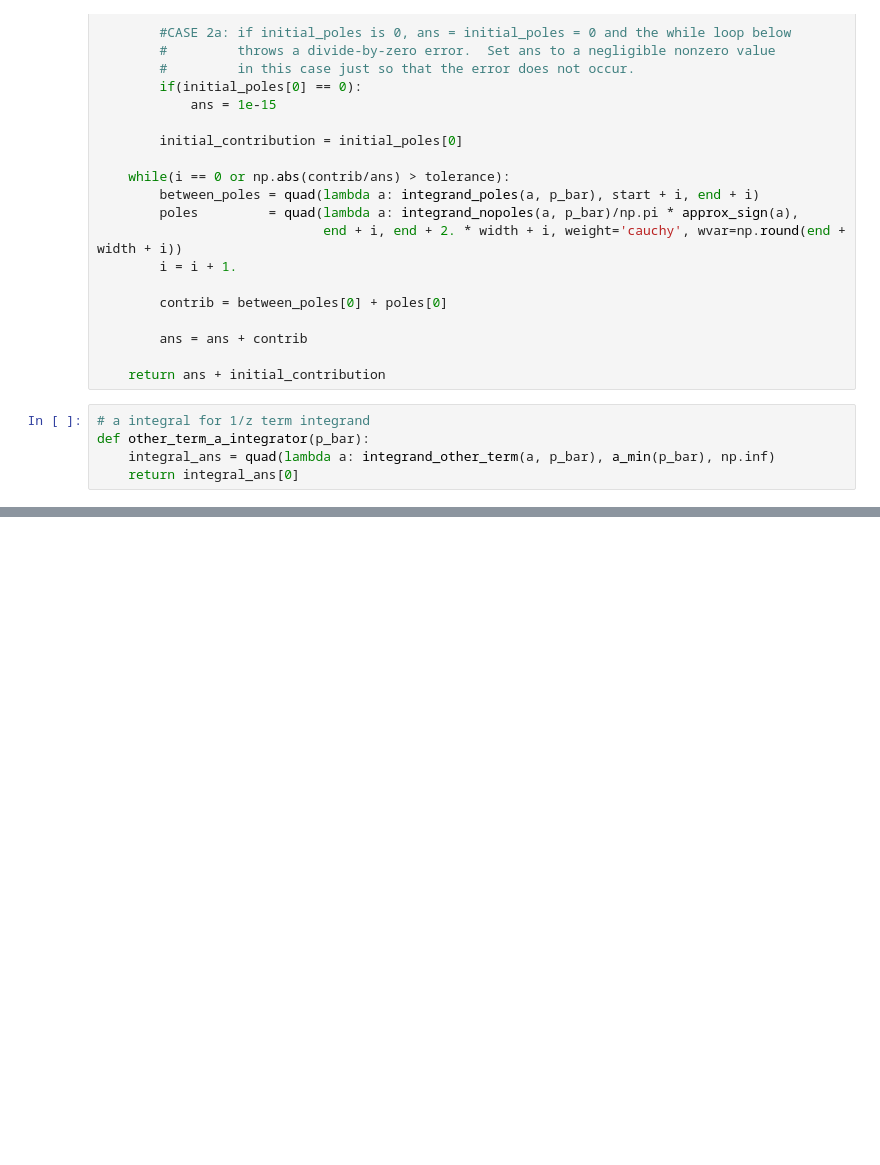
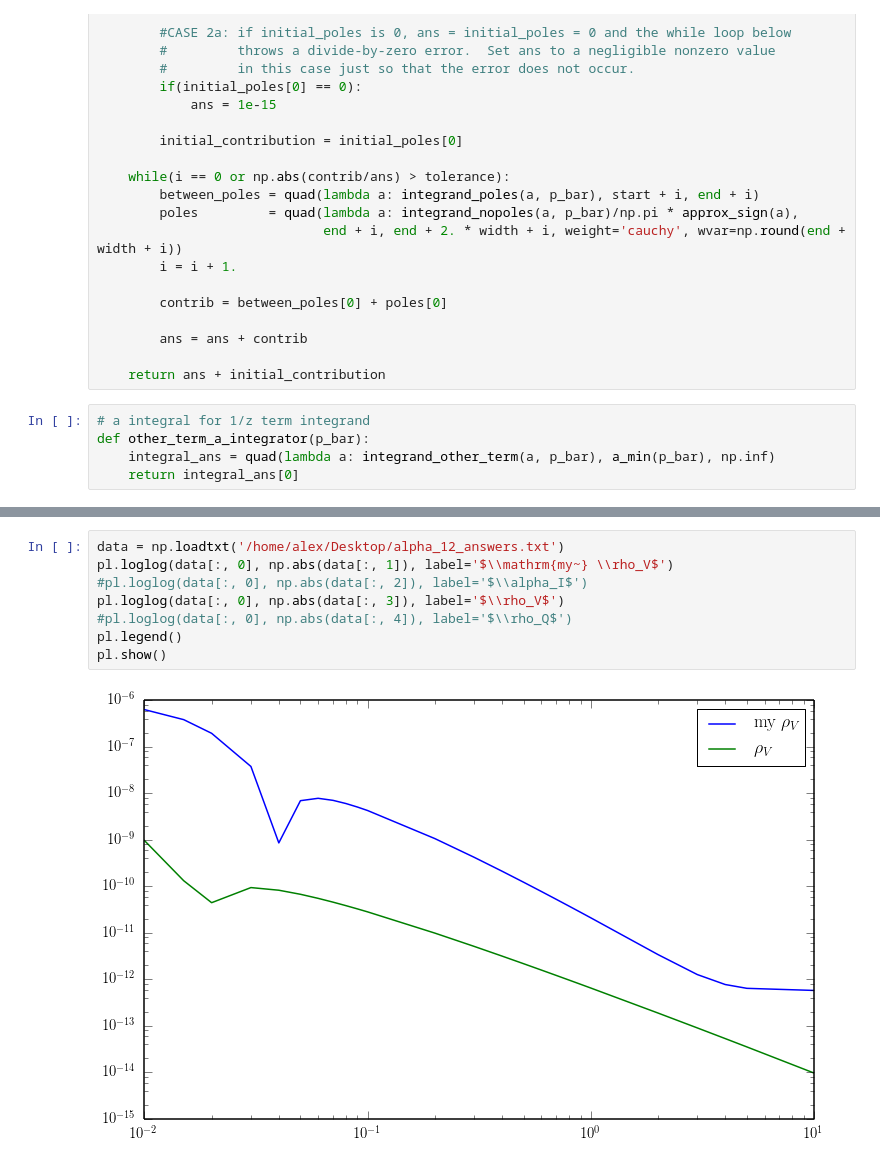
Before and after one commit to aapandy2/Spring_16, a Jupyter notebook: alpha12_algorithm_test.ipynb, the cells around one changed output, grey strips where cells are left out. Cells and saved outputs as stored; diff of their text form; blank space fills up the shorter version.

```diff
--- a/alpha12_algorithm_test.ipynb
+++ b/alpha12_algorithm_test.ipynb
@@ -279,0 +283,10 @@ alpha_12 final answer:       -7.75026790115e-13
+# %%
+data = np.loadtxt('/home/alex/Desktop/alpha_12_answers.txt')
+pl.loglog(data[:, 0], np.abs(data[:, 1]), label='$\\mathrm{my~} \\rho_V$')
+#pl.loglog(data[:, 0], np.abs(data[:, 2]), label='$\\alpha_I$')
+pl.loglog(data[:, 0], np.abs(data[:, 3]), label='$\\rho_V$')
+#pl.loglog(data[:, 0], np.abs(data[:, 4]), label='$\\rho_Q$')
+pl.legend()
+pl.show()
+# %% [output]
+[figure, added]
```
Also changed, not shown: parts of 5 cells of this notebook.
